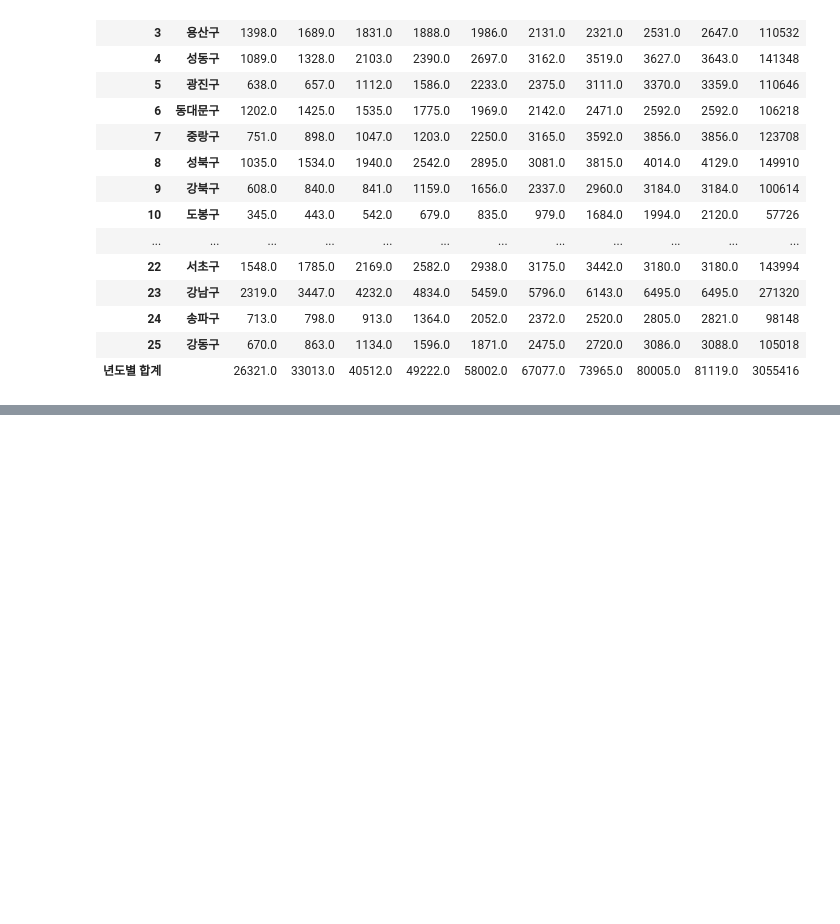
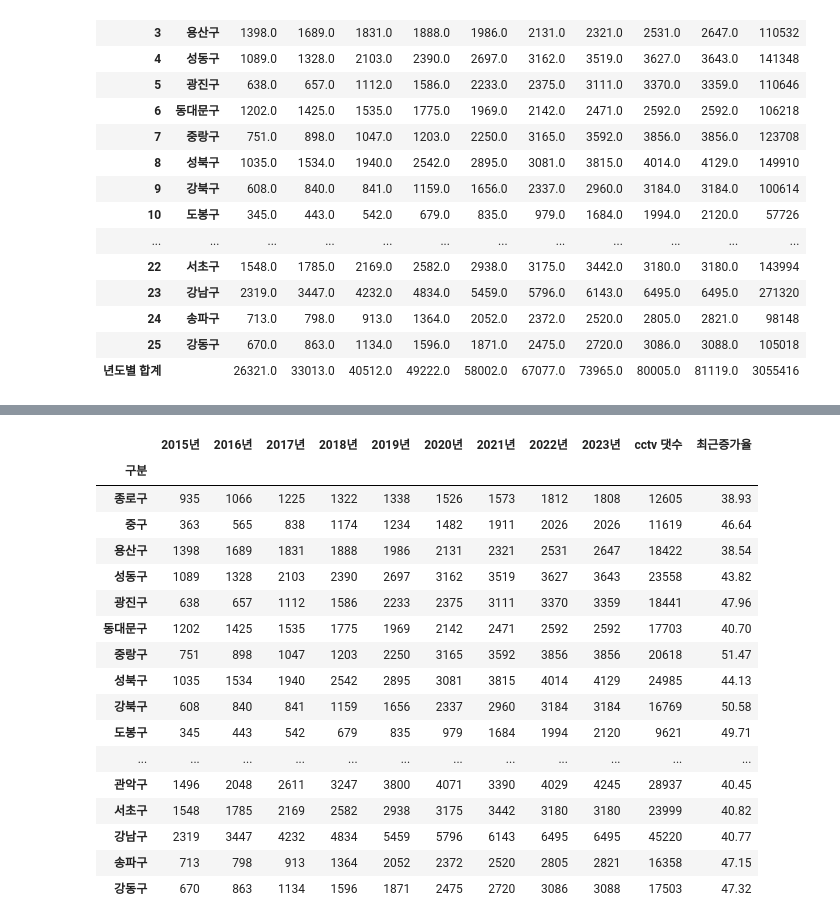
Before and after one commit to lione78/DataAnalysis-2023.09, a Jupyter notebook: 02.Pandas/99.연습.ipynb, the cells around one changed output, grey strips where cells are left out. Drawn from its saved outputs; the diff is of its cells as text; code cells hidden in the pictures; blank space fills up the shorter version.

```diff
--- a/02.Pandas/99.연습.ipynb
+++ b/02.Pandas/99.연습.ipynb
@@ -173,3 +212,6 @@ See the caveats in the documentation: https://pandas.pydata.org/pandas-docs/stab
 | 24 | 송파구 | 713.0 | 798.0 | 913.0 | 1364.0 | 2052.0 | 2372.0 | 2520.0 | 2805.0 | 2821.0 | 98148 |
 | 25 | 강동구 | 670.0 | 863.0 | 1134.0 | 1596.0 | 1871.0 | 2475.0 | 2720.0 | 3086.0 | 3088.0 | 105018 |
 | 년도별 합계 |  | 26321.0 | 33013.0 | 40512.0 | 49222.0 | 58002.0 | 67077.0 | 73965.0 | 80005.0 | 81119.0 | 3055416 |
+# %%
+cctv_df_1 = pd.read_csv('data/서울시 자치구 연도별 방범용 CCTV 운영 현황_230630기준.csv', encoding='EUC-KR', index_col='구분', thousands=',')
+cctv_df_1.head()
@@ -175,0 +248,3 @@ See the caveats in the documentation: https://pandas.pydata.org/pandas-docs/stab
+# %%
+cctv_df_1['cctv 댓수'] = cctv_df_1.sum(axis=1)
+cctv_df_1
@@ -175,0 +270,25 @@ See the caveats in the documentation: https://pandas.pydata.org/pandas-docs/stab
+# %%
+cctv_df_1['최근증가율'] = cctv_df_1[['2020년', '2021년', '2023년']].sum(axis=1) / cctv_df_1['cctv 댓수'] * 100
+# %%
+cctv_df_1['최근증가율'] = cctv_df_1['최근증가율'].round(2)
+# %%
+cctv_df_1
+# %% [output]
+|  | 2015년 | 2016년 | 2017년 | 2018년 | 2019년 | 2020년 | 2021년 | 2022년 | 2023년 | cctv 댓수 | 최근증가율 |
+| 구분 |  |  |  |  |  |  |  |  |  |  |  |
+| 종로구 | 935 | 1066 | 1225 | 1322 | 1338 | 1526 | 1573 | 1812 | 1808 | 12605 | 38.93 |
+| 중구 | 363 | 565 | 838 | 1174 | 1234 | 1482 | 1911 | 2026 | 2026 | 11619 | 46.64 |
+| 용산구 | 1398 | 1689 | 1831 | 1888 | 1986 | 2131 | 2321 | 2531 | 2647 | 18422 | 38.54 |
+| 성동구 | 1089 | 1328 | 2103 | 2390 | 2697 | 3162 | 3519 | 3627 | 3643 | 23558 | 43.82 |
+| 광진구 | 638 | 657 | 1112 | 1586 | 2233 | 2375 | 3111 | 3370 | 3359 | 18441 | 47.96 |
+| 동대문구 | 1202 | 1425 | 1535 | 1775 | 1969 | 2142 | 2471 | 2592 | 2592 | 17703 | 40.70 |
+| 중랑구 | 751 | 898 | 1047 | 1203 | 2250 | 3165 | 3592 | 3856 | 3856 | 20618 | 51.47 |
+| 성북구 | 1035 | 1534 | 1940 | 2542 | 2895 | 3081 | 3815 | 4014 | 4129 | 24985 | 44.13 |
+| 강북구 | 608 | 840 | 841 | 1159 | 1656 | 2337 | 2960 | 3184 | 3184 | 16769 | 50.58 |
+| 도봉구 | 345 | 443 | 542 | 679 | 835 | 979 | 1684 | 1994 | 2120 | 9621 | 49.71 |
+| ... | ... | ... | ... | ... | ... | ... | ... | ... | ... | ... | ... |
+| 관악구 | 1496 | 2048 | 2611 | 3247 | 3800 | 4071 | 3390 | 4029 | 4245 | 28937 | 40.45 |
+| 서초구 | 1548 | 1785 | 2169 | 2582 | 2938 | 3175 | 3442 | 3180 | 3180 | 23999 | 40.82 |
+| 강남구 | 2319 | 3447 | 4232 | 4834 | 5459 | 5796 | 6143 | 6495 | 6495 | 45220 | 40.77 |
+| 송파구 | 713 | 798 | 913 | 1364 | 2052 | 2372 | 2520 | 2805 | 2821 | 16358 | 47.15 |
+| 강동구 | 670 | 863 | 1134 | 1596 | 1871 | 2475 | 2720 | 3086 | 3088 | 17503 | 47.32 |
```
Also changed, not shown: parts of 8 cells of this notebook, 10 other files.
